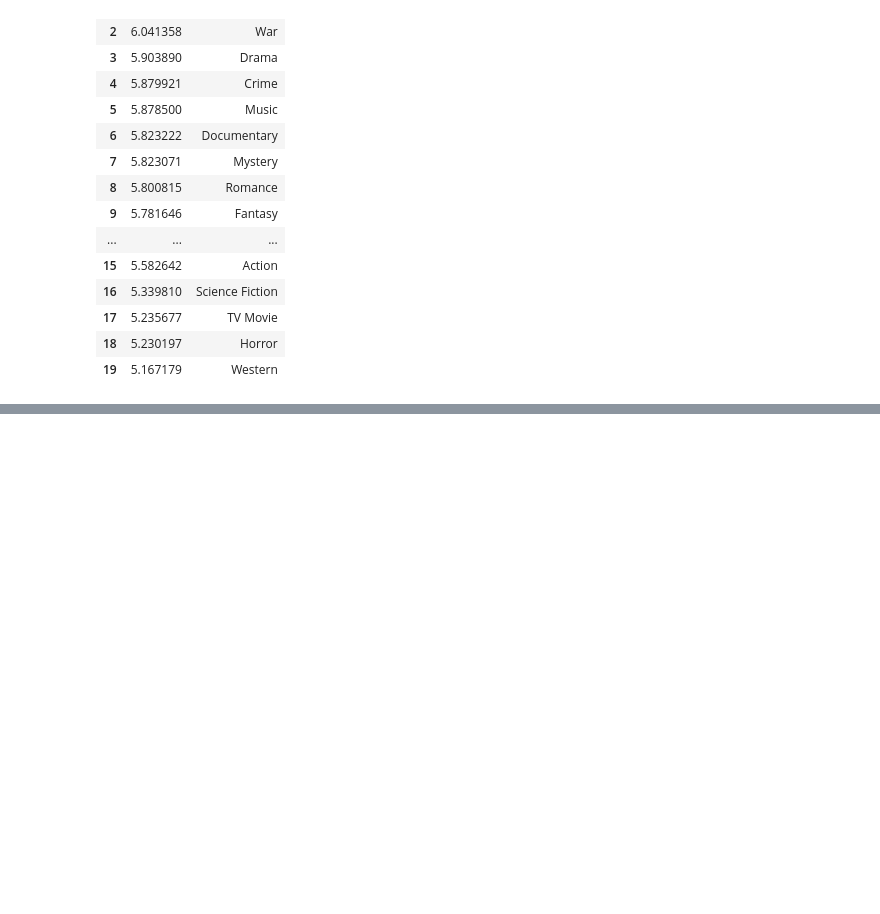
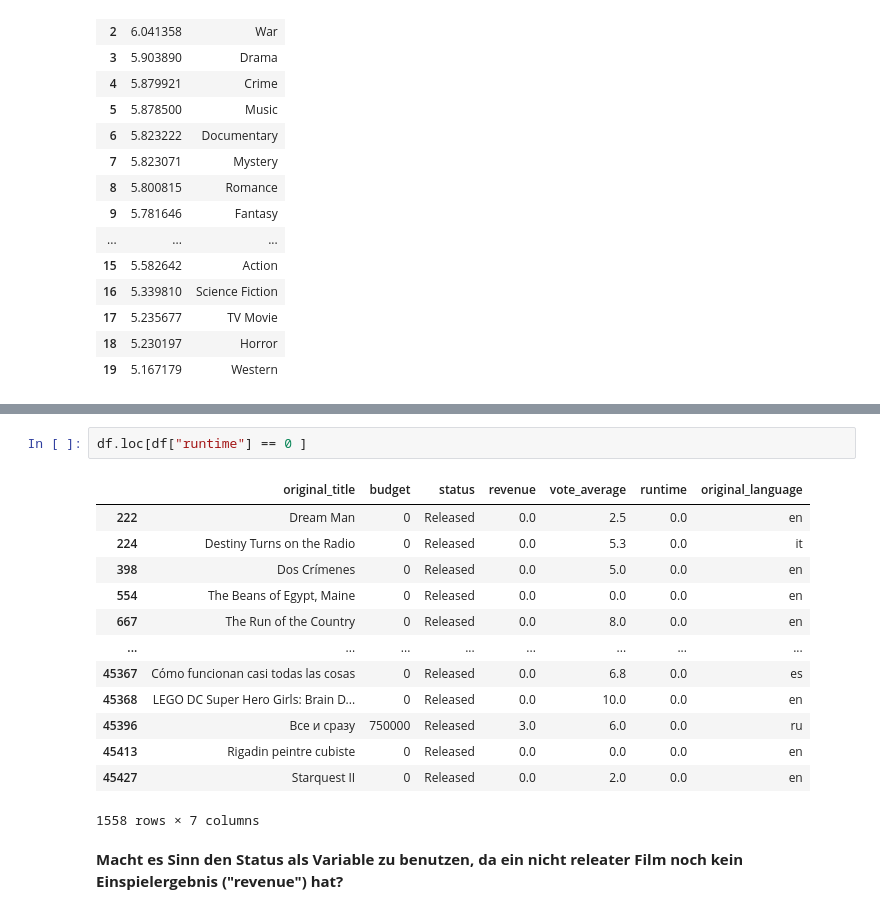
Before and after one commit to thaclone/ads-05_praesenz_2022-02-25_room1, a Jupyter notebook: notebooks/02_analysis_mkoe.ipynb, the cells around one changed output, grey strips where cells are left out. Saved outputs shown, nothing was run; the diff lists cells and outputs as text; blank space fills up the shorter version.

```diff
--- a/notebooks/02_analysis_mkoe.ipynb
+++ b/notebooks/02_analysis_mkoe.ipynb
@@ -105,0 +163,18 @@ avg_votes_df
+# %%
+df.loc[df["runtime"] == 0 ]
+# %% [output]
+|  | original_title | budget | status | revenue | vote_average | runtime | original_language |
+| 222 | Dream Man | 0 | Released | 0.0 | 2.5 | 0.0 | en |
+| 224 | Destiny Turns on the Radio | 0 | Released | 0.0 | 5.3 | 0.0 | it |
+| 398 | Dos Crímenes | 0 | Released | 0.0 | 5.0 | 0.0 | en |
+| 554 | The Beans of Egypt, Maine | 0 | Released | 0.0 | 0.0 | 0.0 | en |
+| 667 | The Run of the Country | 0 | Released | 0.0 | 8.0 | 0.0 | en |
+| ... | ... | ... | ... | ... | ... | ... | ... |
+| 45367 | Cómo funcionan casi todas las cosas | 0 | Released | 0.0 | 6.8 | 0.0 | es |
+| 45368 | LEGO DC Super Hero Girls: Brain D... | 0 | Released | 0.0 | 10.0 | 0.0 | en |
+| 45396 | Все и сразу | 750000 | Released | 3.0 | 6.0 | 0.0 | ru |
+| 45413 | Rigadin peintre cubiste | 0 | Released | 0.0 | 0.0 | 0.0 | en |
+| 45427 | Starquest II | 0 | Released | 0.0 | 2.0 | 0.0 | en |
+1558 rows × 7 columns
+# %% [markdown]
+**Macht es Sinn den Status als Variable zu benutzen, da ein nicht releater Film noch kein Einspielergebnis ("revenue") hat?**
```
Also changed, not shown: parts of 25 cells of this notebook, 19 other files.
